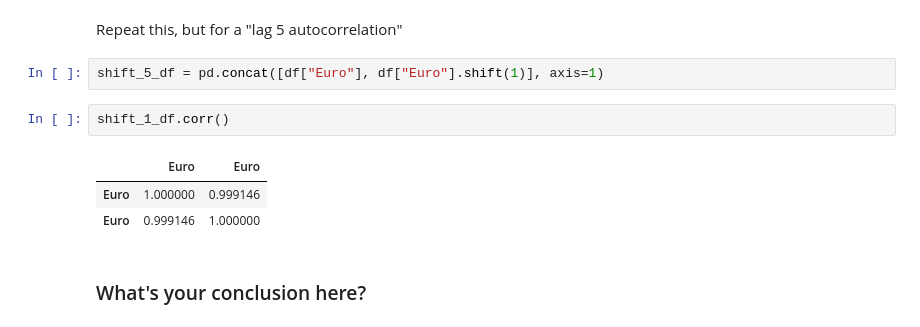
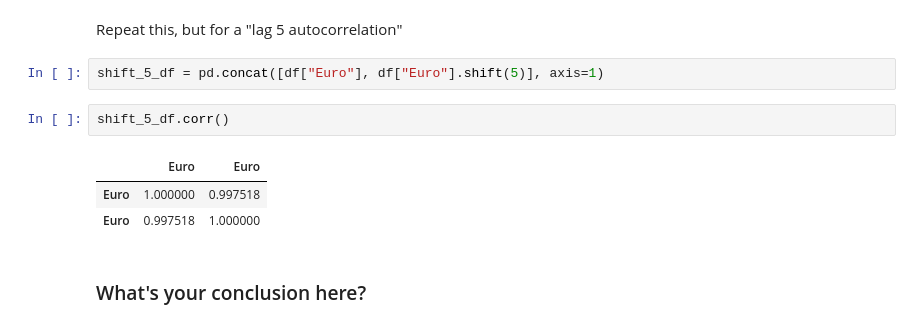
Before and after one commit to npschafer/dsc-corr-autocorr-in-time-series-lab-houston-ds-042219, a Jupyter notebook: index.ipynb, the cells around one changed output. Saved outputs shown, nothing was run; the diff lists cells and outputs as text.

```diff
--- a/index.ipynb
+++ b/index.ipynb
@@ -94,13 +94,13 @@ shift_1_df.corr()
 # %% [markdown]
 Repeat this, but for a "lag 5 autocorrelation"
 # %%
-shift_5_df = pd.concat([df["Euro"], df["Euro"].shift(1)], axis=1)
+shift_5_df = pd.concat([df["Euro"], df["Euro"].shift(5)], axis=1)
 # %%
-shift_1_df.corr()
+shift_5_df.corr()
 # %% [output]
 |  | Euro | Euro |
-| Euro | 1.000000 | 0.999146 |
-| Euro | 0.999146 | 1.000000 |
+| Euro | 1.000000 | 0.997518 |
+| Euro | 0.997518 | 1.000000 |
 # %% [markdown]
 ### What's your conclusion here?
 # %% [markdown]
```
Also changed, not shown: parts of 3 cells of this notebook.
